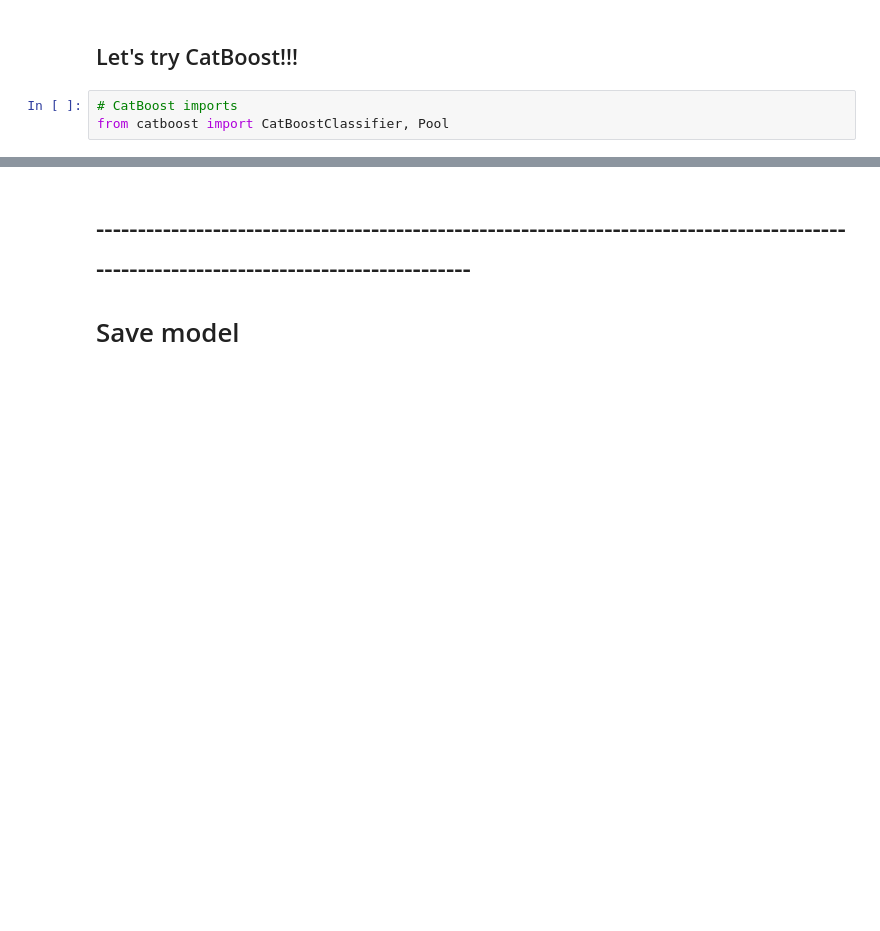
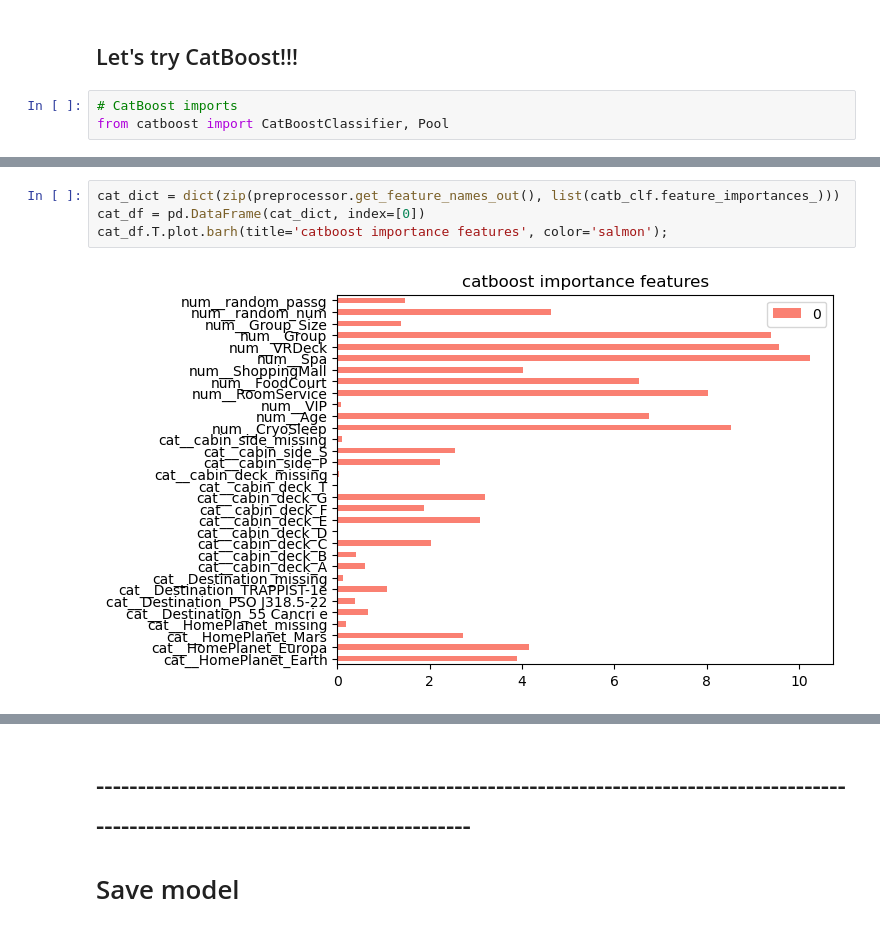
Before and after one commit to Manuelsierra95/data-science, a Jupyter notebook: Spaceship-Titanic/Spaceship Titanic.ipynb, the cells around one changed output, grey strips where cells are left out. Cells and saved outputs as stored; diff of their text form; blank space fills up the shorter version.

```diff
--- a/Spaceship-Titanic/Spaceship Titanic.ipynb
+++ b/Spaceship-Titanic/Spaceship Titanic.ipynb
@@ -1140,0 +1179,6 @@ NameError: name 'feature_importances_df' is not defined
+# %%
+cat_dict = dict(zip(preprocessor.get_feature_names_out(), list(catb_clf.feature_importances_)))
+cat_df = pd.DataFrame(cat_dict, index=[0])
+cat_df.T.plot.barh(title='catboost importance features', color='salmon');
+# %% [output]
+[figure, added]
```
Also changed, not shown: parts of 30 cells of this notebook, 6 other files.
